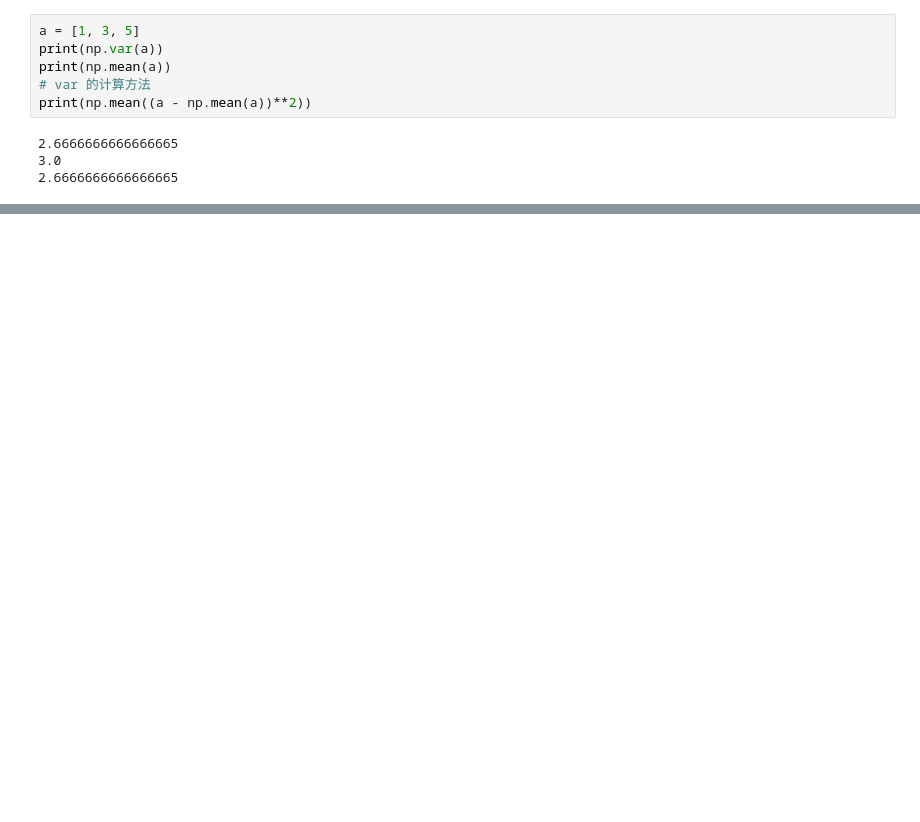
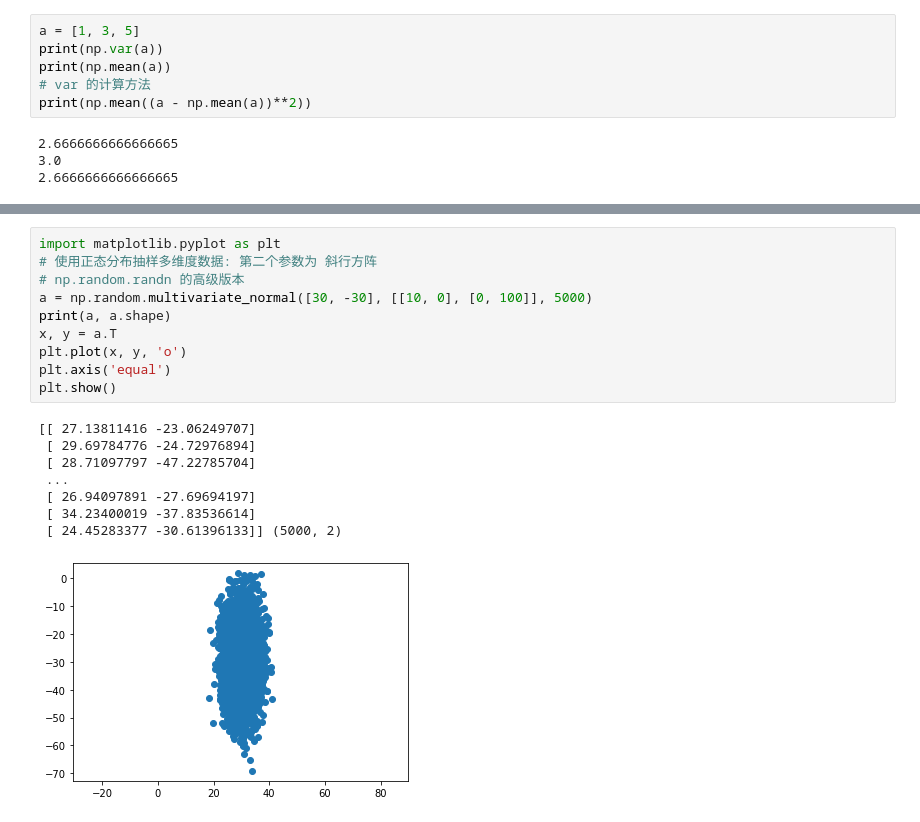
Before and after one commit to dragon8897/machine-learning-notebook, a Jupyter notebook: 0-pre-process/numpy.ipynb, the cells around one changed output, grey strips where cells are left out. Saved outputs shown, nothing was run; the diff lists cells and outputs as text; blank space fills up the shorter version.

```diff
--- a/0-pre-process/numpy.ipynb
+++ b/0-pre-process/numpy.ipynb
@@ -696,0 +724,19 @@ print(np.mean((a - np.mean(a))**2))
+# %%
+import matplotlib.pyplot as plt
+# 使用正态分布抽样多维度数据: 第二个参数为 斜行方阵
+# np.random.randn 的高级版本
+a = np.random.multivariate_normal([30, -30], [[10, 0], [0, 100]], 5000)
+print(a, a.shape)
+x, y = a.T
+plt.plot(x, y, 'o')
+plt.axis('equal')
+plt.show()
+# %% [output]
+[[ 27.13811416 -23.06249707]
+ [ 29.69784776 -24.72976894]
+ [ 28.71097797 -47.22785704]
+ ...
+ [ 26.94097891 -27.69694197]
+ [ 34.23400019 -37.83536614]
+ [ 24.45283377 -30.61396133]] (5000, 2)
+[figure, added]
```
Also changed, not shown: parts of 5 cells of this notebook, 4 other files.
